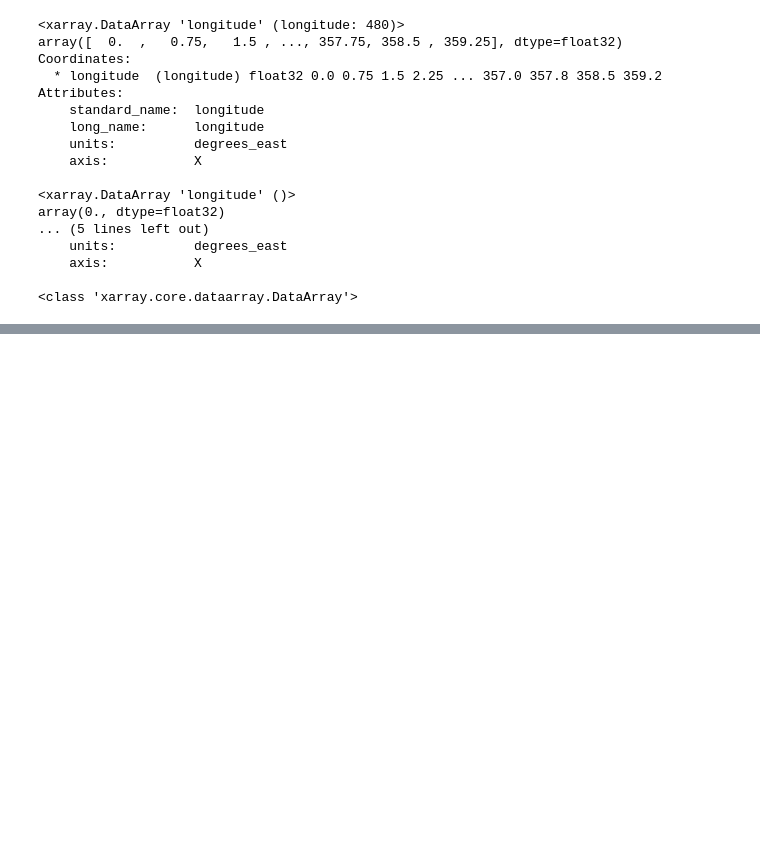
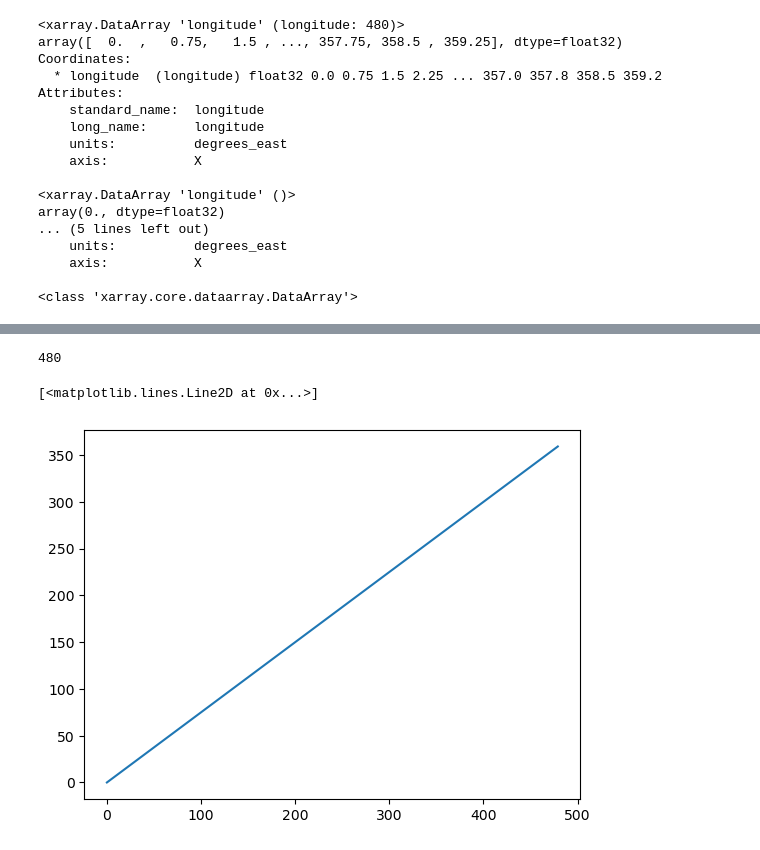
Before and after one commit to anya-gray/Climatology, a Jupyter notebook: firstScript.ipynb, the cells around one changed output, grey strips where cells are left out. Cells and saved outputs as stored; diff of their text form; code cells hidden in the pictures; blank space fills up the shorter version.

```diff
--- a/firstScript.ipynb
+++ b/firstScript.ipynb
@@ -74,0 +160,7 @@ ValueError: x and y must have same first dimension, but have shapes (480,) and (
+# %%
+print(len(msl_coords["longitude"]))
+plt.plot(msl_coords["longitude"])
+# %% [output]
+480
+[<matplotlib.lines.Line2D at 0x...>]
+[figure, added]
```
Also changed, not shown: parts of 13 cells of this notebook.
